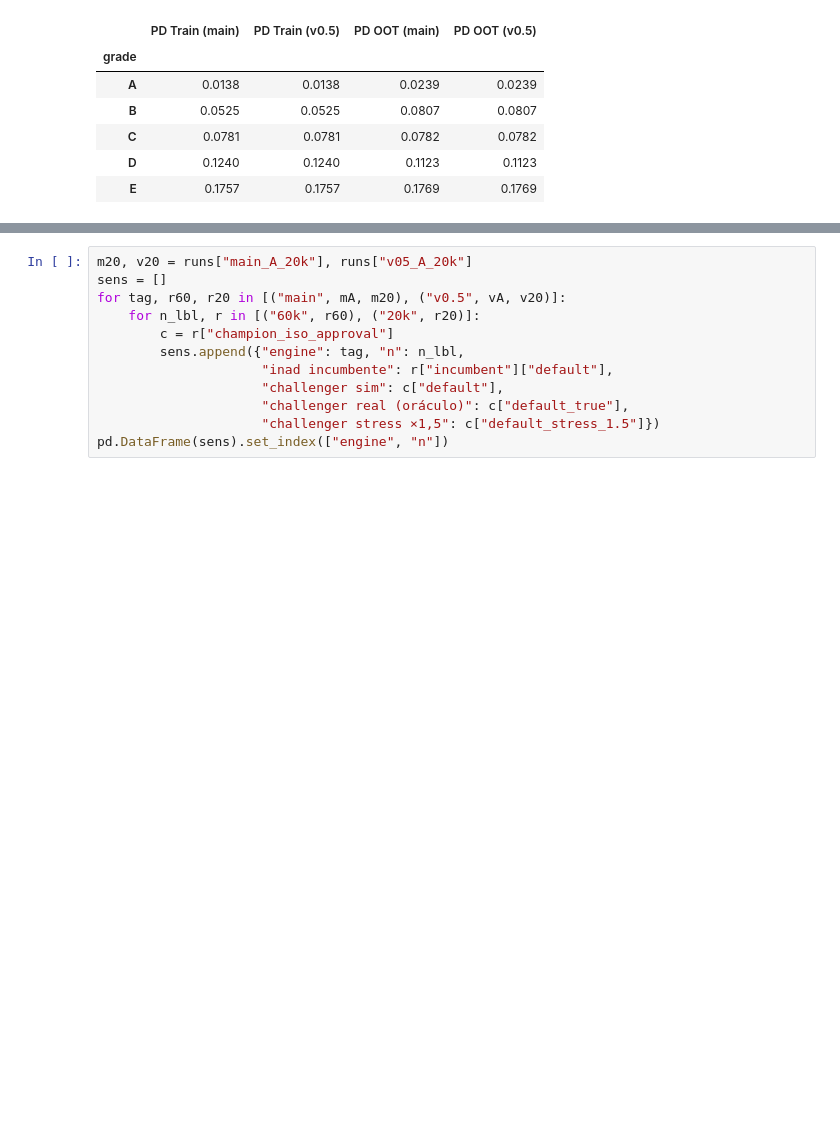
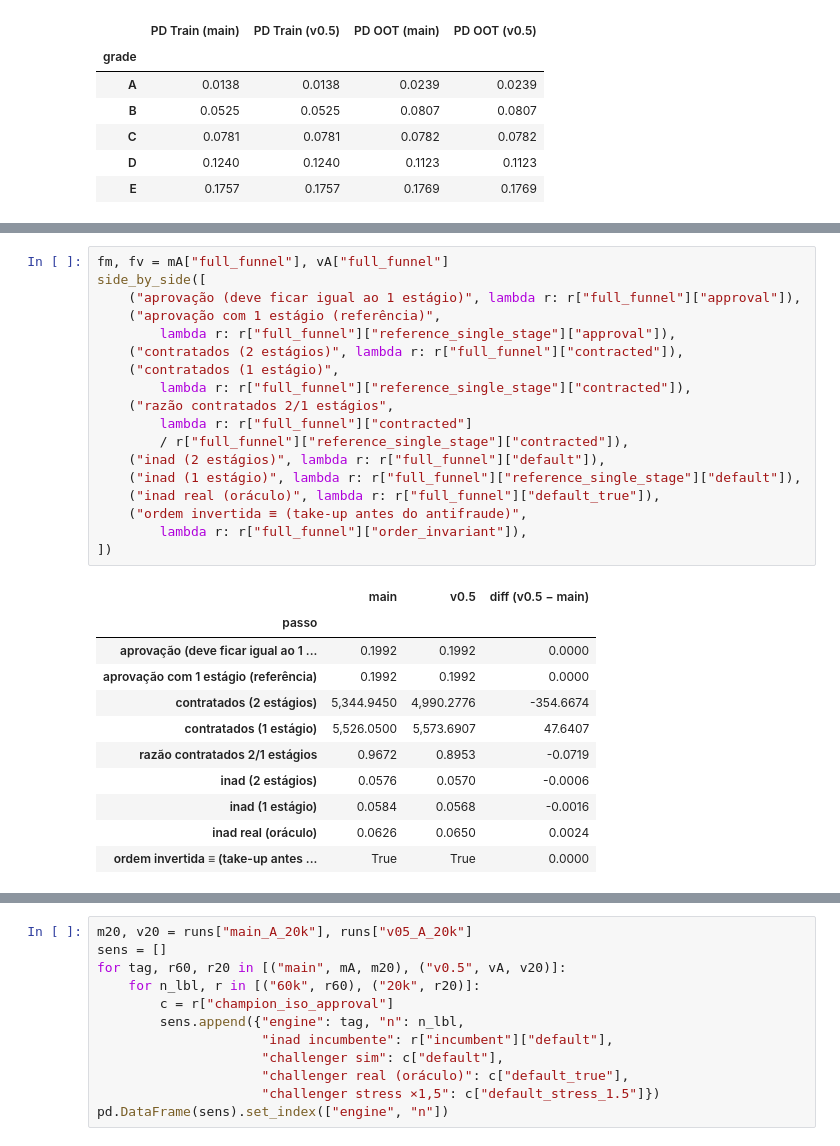
Before and after one commit to matheuspasche/pycreditools, a Jupyter notebook: validation/masterclass_engine_parity.ipynb, the cells around one changed output, grey strips where cells are left out. Saved outputs shown, nothing was run; the diff lists cells and outputs as text; blank space fills up the shorter version.

```diff
--- a/validation/masterclass_engine_parity.ipynb
+++ b/validation/masterclass_engine_parity.ipynb
@@ -440,0 +453,30 @@ O motor de rating não mudou entre as branches.
+# %%
+fm, fv = mA["full_funnel"], vA["full_funnel"]
+side_by_side([
+    ("aprovação (deve ficar igual ao 1 estágio)", lambda r: r["full_funnel"]["approval"]),
+    ("aprovação com 1 estágio (referência)",
+        lambda r: r["full_funnel"]["reference_single_stage"]["approval"]),
+    ("contratados (2 estágios)", lambda r: r["full_funnel"]["contracted"]),
+    ("contratados (1 estágio)",
+        lambda r: r["full_funnel"]["reference_single_stage"]["contracted"]),
+    ("razão contratados 2/1 estágios",
+        lambda r: r["full_funnel"]["contracted"]
+        / r["full_funnel"]["reference_single_stage"]["contracted"]),
+    ("inad (2 estágios)", lambda r: r["full_funnel"]["default"]),
+    ("inad (1 estágio)", lambda r: r["full_funnel"]["reference_single_stage"]["default"]),
+    ("inad real (oráculo)", lambda r: r["full_funnel"]["default_true"]),
+    ("ordem invertida ≡ (take-up antes do antifraude)",
+        lambda r: r["full_funnel"]["order_invariant"]),
+])
+# %% [output]
+|  | main | v0.5 | diff (v0.5 − main) |
+| passo |  |  |  |
+| aprovação (deve ficar igual ao 1 ... | 0.1992 | 0.1992 | 0.0000 |
+| aprovação com 1 estágio (referência) | 0.1992 | 0.1992 | 0.0000 |
+| contratados (2 estágios) | 5,344.9450 | 4,990.2776 | -354.6674 |
+| contratados (1 estágio) | 5,526.0500 | 5,573.6907 | 47.6407 |
+| razão contratados 2/1 estágios | 0.9672 | 0.8953 | -0.0719 |
+| inad (2 estágios) | 0.0576 | 0.0570 | -0.0006 |
+| inad (1 estágio) | 0.0584 | 0.0568 | -0.0016 |
+| inad real (oráculo) | 0.0626 | 0.0650 | 0.0024 |
+| ordem invertida ≡ (take-up antes ... | True | True | 0.0000 |
```
Also changed, not shown: parts of 5 cells of this notebook, 10 other files.
